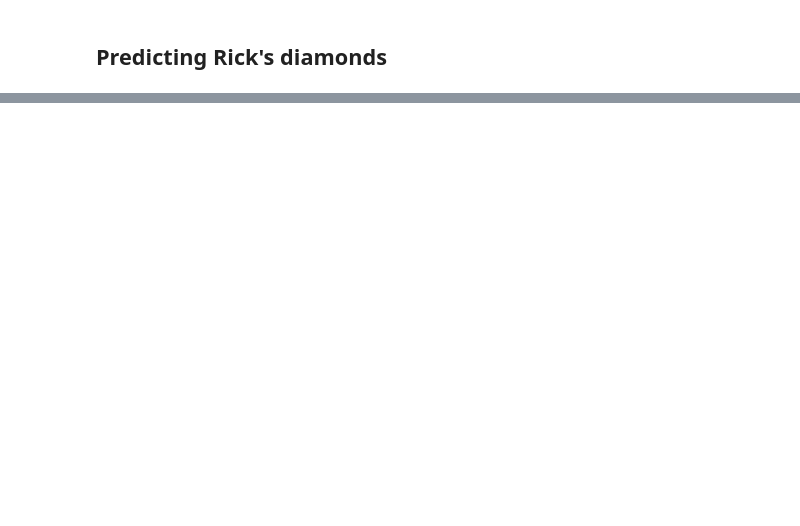
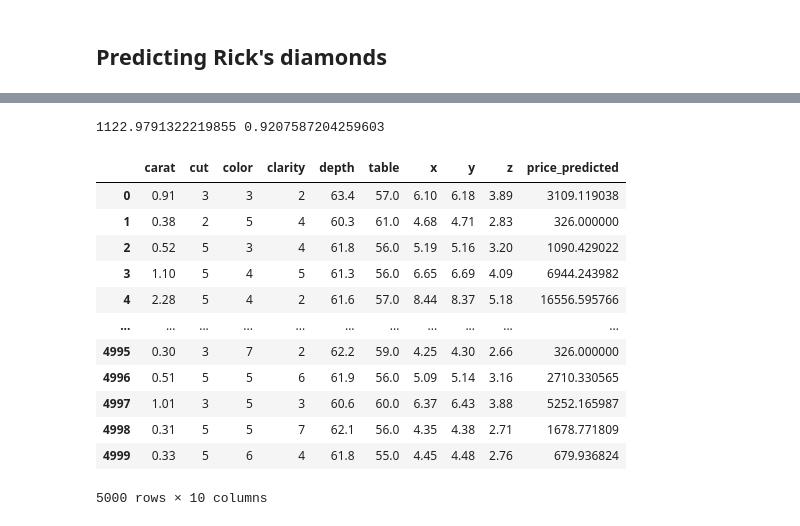
Before and after one commit to AlexandreUrushima/Ironhack, a Jupyter notebook: Week 7/Project 5 - Linear Regression/Project 5 - Linear Regression - Diamonds.ipynb, the cells around one changed output, grey strips where cells are left out. Cells and saved outputs as stored; diff of their text form; code cells hidden in the pictures; blank space fills up the shorter version.

```diff
--- a/Week 7/Project 5 - Linear Regression/Project 5 - Linear Regression - Diamonds.ipynb
+++ b/Week 7/Project 5 - Linear Regression/Project 5 - Linear Regression - Diamonds.ipynb
@@ -386,0 +422,22 @@ pd.read_csv('')
+# %%
+rmse = np.sqrt(mean_squared_error(diamond_review['price'], diamond_review['price_predicted']))
+R2 = r2_score(diamond_review['price'], diamond_review['price_predicted'])
+print(rmse, R2)
+# %% [output]
+1122.9791322219855 0.9207587204259603
+# %%
+rick_review
+# %% [output]
+|  | carat | cut | color | clarity | depth | table | x | y | z | price_predicted |
+| 0 | 0.91 | 3 | 3 | 2 | 63.4 | 57.0 | 6.10 | 6.18 | 3.89 | 3109.119038 |
+| 1 | 0.38 | 2 | 5 | 4 | 60.3 | 61.0 | 4.68 | 4.71 | 2.83 | 326.000000 |
+| 2 | 0.52 | 5 | 3 | 4 | 61.8 | 56.0 | 5.19 | 5.16 | 3.20 | 1090.429022 |
+| 3 | 1.10 | 5 | 4 | 5 | 61.3 | 56.0 | 6.65 | 6.69 | 4.09 | 6944.243982 |
+| 4 | 2.28 | 5 | 4 | 2 | 61.6 | 57.0 | 8.44 | 8.37 | 5.18 | 16556.595766 |
+| ... | ... | ... | ... | ... | ... | ... | ... | ... | ... | ... |
+| 4995 | 0.30 | 3 | 7 | 2 | 62.2 | 59.0 | 4.25 | 4.30 | 2.66 | 326.000000 |
+| 4996 | 0.51 | 5 | 5 | 6 | 61.9 | 56.0 | 5.09 | 5.14 | 3.16 | 2710.330565 |
+| 4997 | 1.01 | 3 | 5 | 3 | 60.6 | 60.0 | 6.37 | 6.43 | 3.88 | 5252.165987 |
+| 4998 | 0.31 | 5 | 5 | 7 | 62.1 | 56.0 | 4.35 | 4.38 | 2.71 | 1678.771809 |
+| 4999 | 0.33 | 5 | 6 | 4 | 61.8 | 55.0 | 4.45 | 4.48 | 2.76 | 679.936824 |
+5000 rows × 10 columns
```
Also changed, not shown: parts of 14 cells of this notebook, 1 other file.
